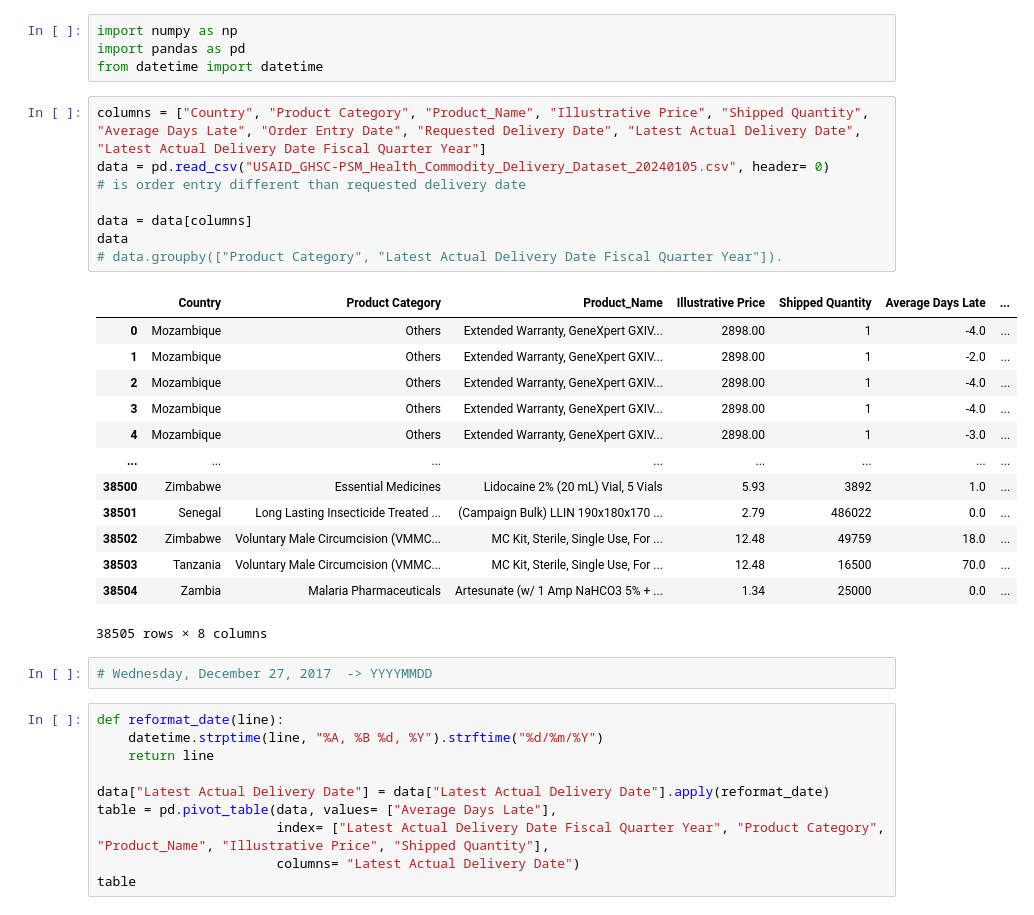
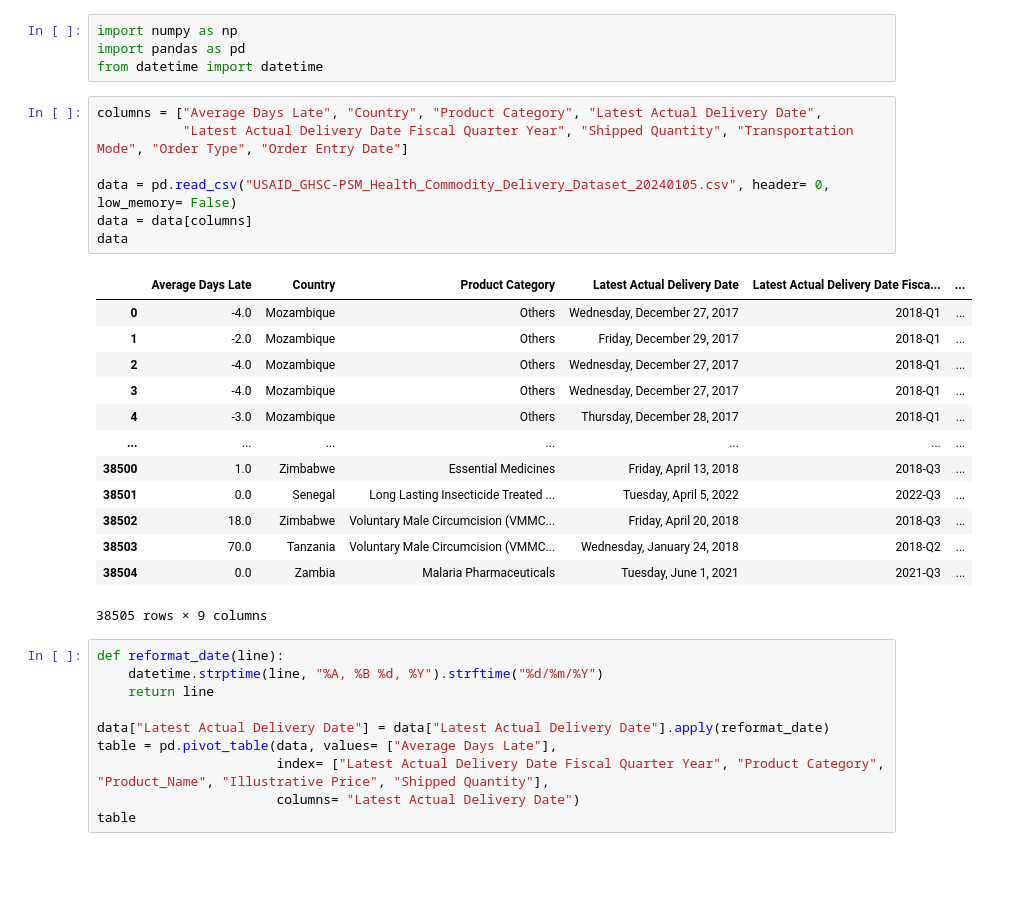
Before and after one commit to vohuynhquangnguyen/portfolio.codes-and-bytes, a Jupyter notebook: drafts/splitVAE/datahandler.ipynb, the cells around one changed output. Saved outputs shown, nothing was run; the diff lists cells and outputs as text; blank space fills up the shorter version.

```diff
--- a/drafts/splitVAE/datahandler.ipynb
+++ b/drafts/splitVAE/datahandler.ipynb
@@ -3,29 +3,26 @@ import numpy as np
 import pandas as pd
 from datetime import datetime
 # %%
-columns = ["Country", "Product Category", "Product_Name", "Illustrative Price", "Shipped Quantity", "Average Days Late", "Order Entry Date", "Requested Delivery Date", "Latest Actual Delivery Date", "Latest Actual Delivery Date Fiscal Quarter Year"]
-data = pd.read_csv("USAID_GHSC-PSM_Health_Commodity_Delivery_Dataset_20240105.csv", header= 0)
-# is order entry different than requested delivery date
+columns = ["Average Days Late", "Country", "Product Category", "Latest Actual Delivery Date",
+           "Latest Actual Delivery Date Fiscal Quarter Year", "Shipped Quantity", "Transportation Mode", "Order Type", "Order Entry Date"]
 
+data = pd.read_csv("USAID_GHSC-PSM_Health_Commodity_Delivery_Dataset_20240105.csv", header= 0, low_memory= False)
 data = data[columns]
 data
-# data.groupby(["Product Category", "Latest Actual Delivery Date Fiscal Quarter Year"]).
 # %% [output]
-|  | Country | Product Category | Product_Name | Illustrative Price | Shipped Quantity | Average Days Late | ... |
-| 0 | Mozambique | Others | Extended Warranty, GeneXpert GXIV... | 2898.00 | 1 | -4.0 | ... |
-| 1 | Mozambique | Others | Extended Warranty, GeneXpert GXIV... | 2898.00 | 1 | -2.0 | ... |
-| 2 | Mozambique | Others | Extended Warranty, GeneXpert GXIV... | 2898.00 | 1 | -4.0 | ... |
-| 3 | Mozambique | Others | Extended Warranty, GeneXpert GXIV... | 2898.00 | 1 | -4.0 | ... |
-| 4 | Mozambique | Others | Extended Warranty, GeneXpert GXIV... | 2898.00 | 1 | -3.0 | ... |
-| ... | ... | ... | ... | ... | ... | ... | ... |
-| 38500 | Zimbabwe | Essential Medicines | Lidocaine 2% (20 mL) Vial, 5 Vials | 5.93 | 3892 | 1.0 | ... |
-| 38501 | Senegal | Long Lasting Insecticide Treated ... | (Campaign Bulk) LLIN 190x180x170 ... | 2.79 | 486022 | 0.0 | ... |
-| 38502 | Zimbabwe | Voluntary Male Circumcision (VMMC... | MC Kit, Sterile, Single Use, For ... | 12.48 | 49759 | 18.0 | ... |
-| 38503 | Tanzania | Voluntary Male Circumcision (VMMC... | MC Kit, Sterile, Single Use, For ... | 12.48 | 16500 | 70.0 | ... |
-| 38504 | Zambia | Malaria Pharmaceuticals | Artesunate (w/ 1 Amp NaHCO3 5% + ... | 1.34 | 25000 | 0.0 | ... |
+|  | Average Days Late | Country | Product Category | Latest Actual Delivery Date | Latest Actual Delivery Date Fisca... | ... |
+| 0 | -4.0 | Mozambique | Others | Wednesday, December 27, 2017 | 2018-Q1 | ... |
+| 1 | -2.0 | Mozambique | Others | Friday, December 29, 2017 | 2018-Q1 | ... |
+| 2 | -4.0 | Mozambique | Others | Wednesday, December 27, 2017 | 2018-Q1 | ... |
+| 3 | -4.0 | Mozambique | Others | Wednesday, December 27, 2017 | 2018-Q1 | ... |
+| 4 | -3.0 | Mozambique | Others | Thursday, December 28, 2017 | 2018-Q1 | ... |
+| ... | ... | ... | ... | ... | ... | ... |
+| 38500 | 1.0 | Zimbabwe | Essential Medicines | Friday, April 13, 2018 | 2018-Q3 | ... |
+| 38501 | 0.0 | Senegal | Long Lasting Insecticide Treated ... | Tuesday, April 5, 2022 | 2022-Q3 | ... |
+| 38502 | 18.0 | Zimbabwe | Voluntary Male Circumcision (VMMC... | Friday, April 20, 2018 | 2018-Q3 | ... |
+| 38503 | 70.0 | Tanzania | Voluntary Male Circumcision (VMMC... | Wednesday, January 24, 2018 | 2018-Q2 | ... |
+| 38504 | 0.0 | Zambia | Malaria Pharmaceuticals | Tuesday, June 1, 2021 | 2021-Q3 | ... |
-38505 rows × 8 columns
+38505 rows × 9 columns
-# %%
-# Wednesday, December 27, 2017	-> YYYYMMDD
 # %%
 def reformat_date(line):
     datetime.strptime(line, "%A, %B %d, %Y").strftime("%d/%m/%Y")
```
Also changed, not shown: parts of 1 cell of this notebook.
